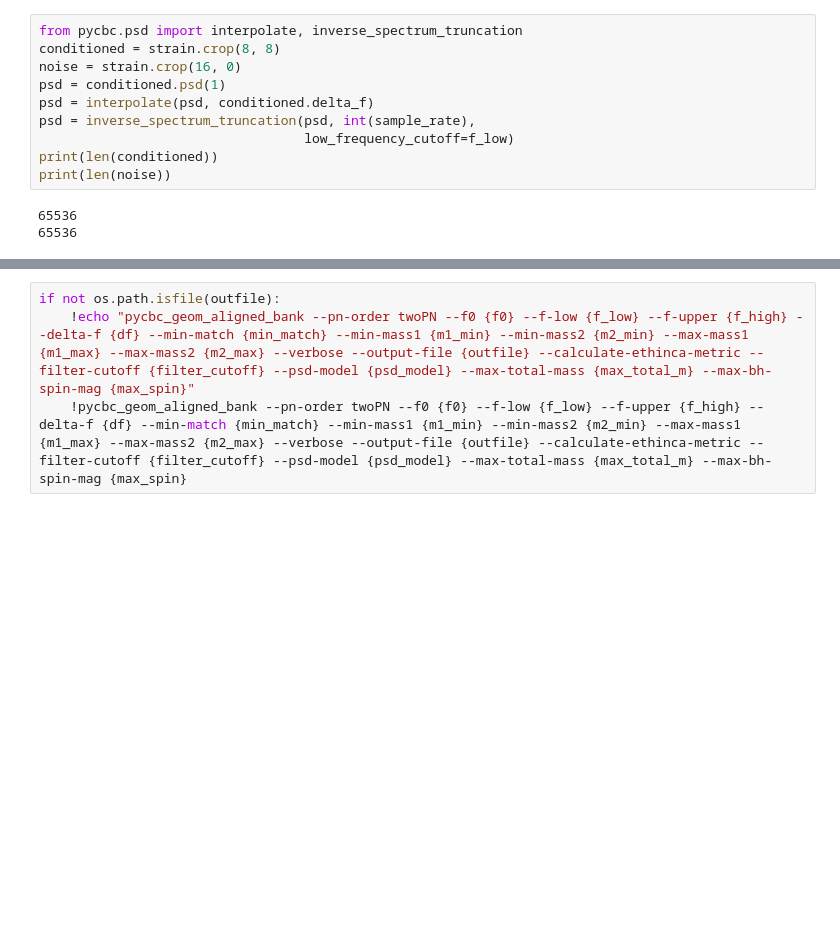
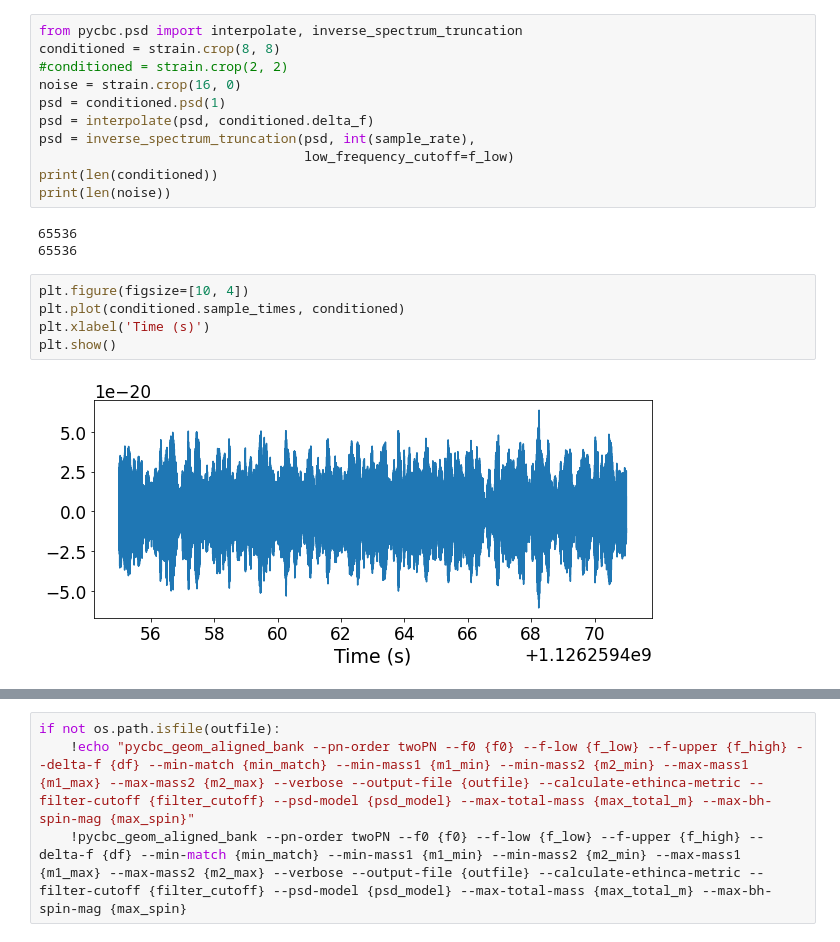
Before and after one commit to Fergus-Hayes/quantum-matched-filter, a Jupyter notebook: CMF.ipynb, the cells around one changed output, grey strips where cells are left out. Cells and saved outputs as stored; diff of their text form; blank space fills up the shorter version.

```diff
--- a/CMF.ipynb
+++ b/CMF.ipynb
@@ -46,6 +46,7 @@ plt.show()
 # %%
 from pycbc.psd import interpolate, inverse_spectrum_truncation
 conditioned = strain.crop(8, 8)
+#conditioned = strain.crop(2, 2)
 noise = strain.crop(16, 0)
 psd = conditioned.psd(1)
 psd = interpolate(psd, conditioned.delta_f)
@@ -56,6 +57,13 @@ print(len(noise))
 # %% [output]
 65536
 65536
+# %%
+plt.figure(figsize=[10, 4])
+plt.plot(conditioned.sample_times, conditioned)
+plt.xlabel('Time (s)')
+plt.show()
+# %% [output]
+[figure, added]
 # %%
 plt.loglog(psd.sample_frequencies, psd)
 plt.ylabel('$Strain^2 / Hz$')
```
Also changed, not shown: parts of 11 cells of this notebook, 7 other files.
